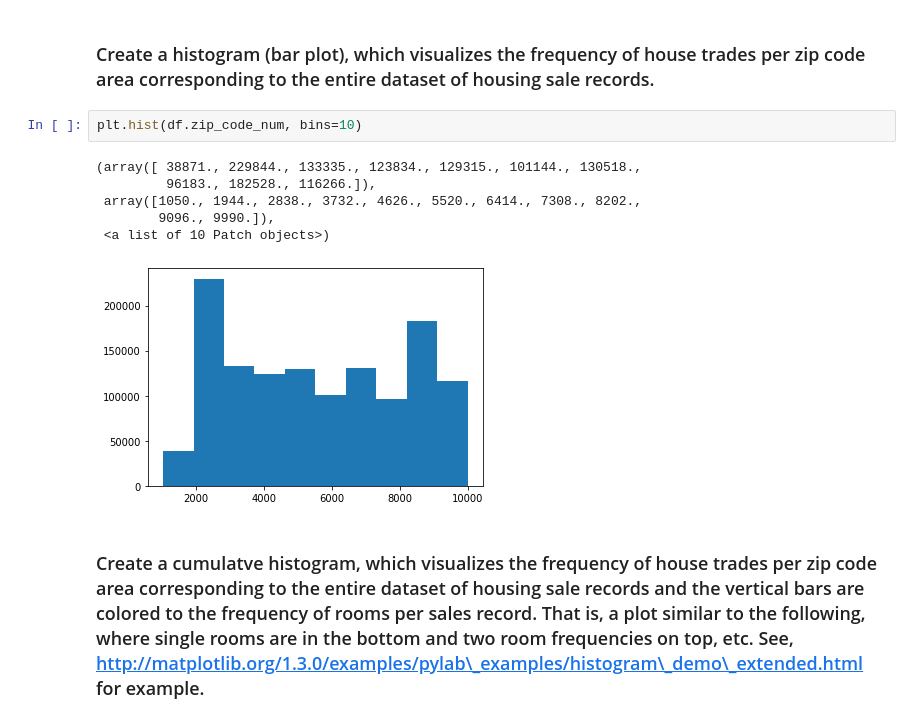
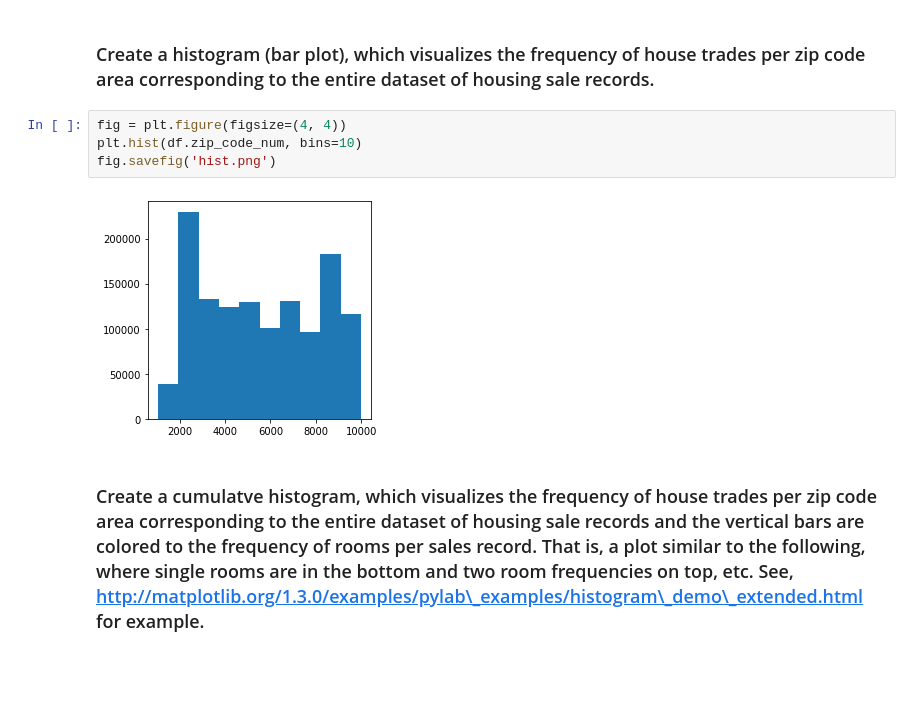
Before and after one commit to pravien/Business-Intelligence, a Jupyter notebook: assignment-3/Assignment-3.ipynb, the cells around one changed output. Saved outputs shown, nothing was run; the diff lists cells and outputs as text; blank space fills up the shorter version.

```diff
--- a/assignment-3/Assignment-3.ipynb
+++ b/assignment-3/Assignment-3.ipynb
@@ -152,14 +162,11 @@ plt.scatter(df_2005.price_per_sq_m,df_2005.dist_norre)
 # %% [markdown]
 ### Create a histogram (bar plot), which visualizes the frequency of house trades per zip code area corresponding to the entire dataset of housing sale records.
 # %%
+fig = plt.figure(figsize=(4, 4))
 plt.hist(df.zip_code_num, bins=10)
+fig.savefig('hist.png')
 # %% [output]
-(array([ 38871., 229844., 133335., 123834., 129315., 101144., 130518.,
-         96183., 182528., 116266.]),
- array([1050., 1944., 2838., 3732., 4626., 5520., 6414., 7308., 8202.,
-        9096., 9990.]),
- <a list of 10 Patch objects>)
-[figure, old version]
+[figure, new version]
 # %% [markdown]
 ### Create a cumulatve histogram, which visualizes the frequency of house trades per zip code area corresponding to the entire dataset of housing sale records and the vertical bars are colored to the frequency of rooms per sales record. That is, a plot similar to the following, where single rooms are in the bottom and two room frequencies on top, etc. See, http://matplotlib.org/1.3.0/examples/pylab\_examples/histogram\_demo\_extended.html for example.
 # %%
```
Also changed, not shown: parts of 9 cells of this notebook, 6 other files.
